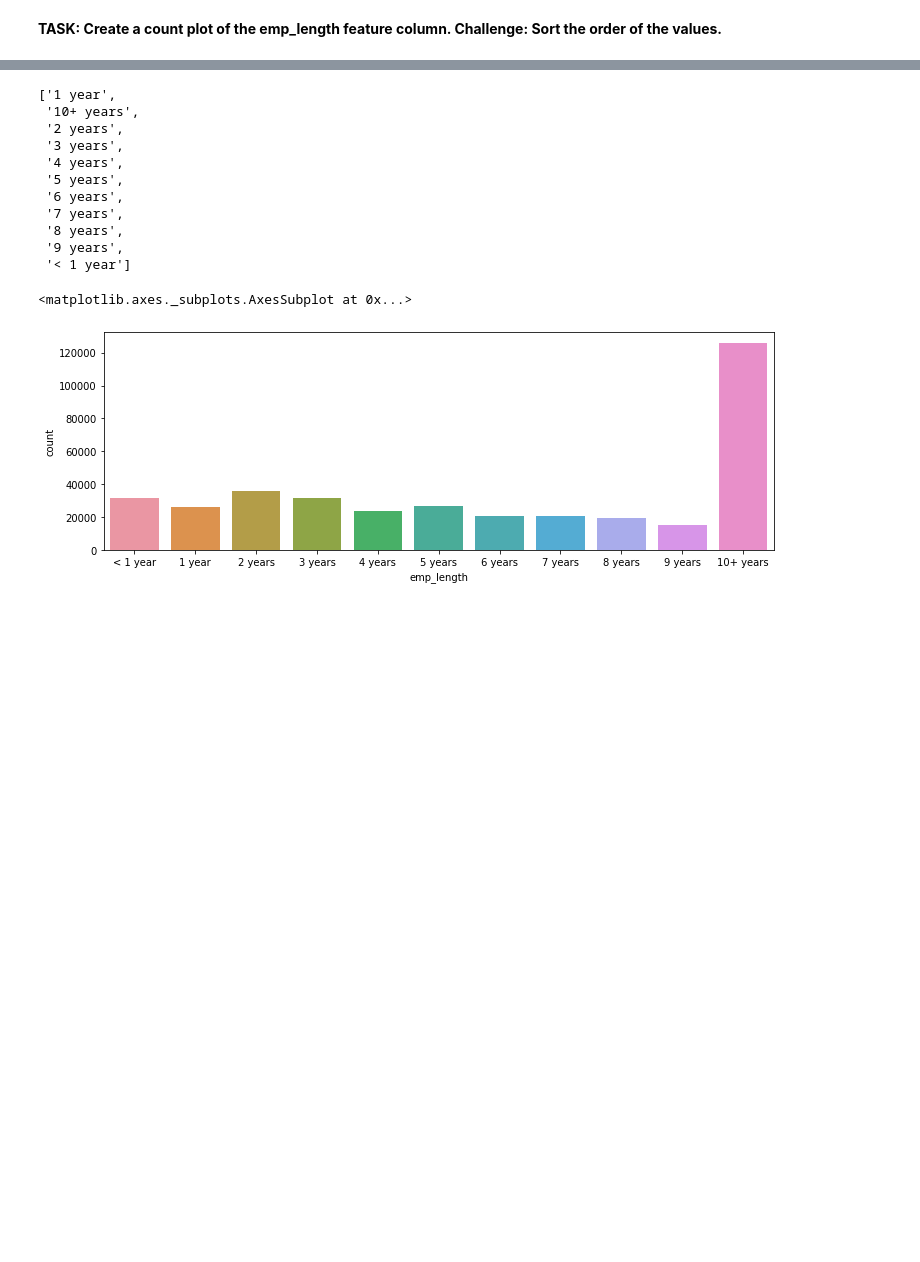
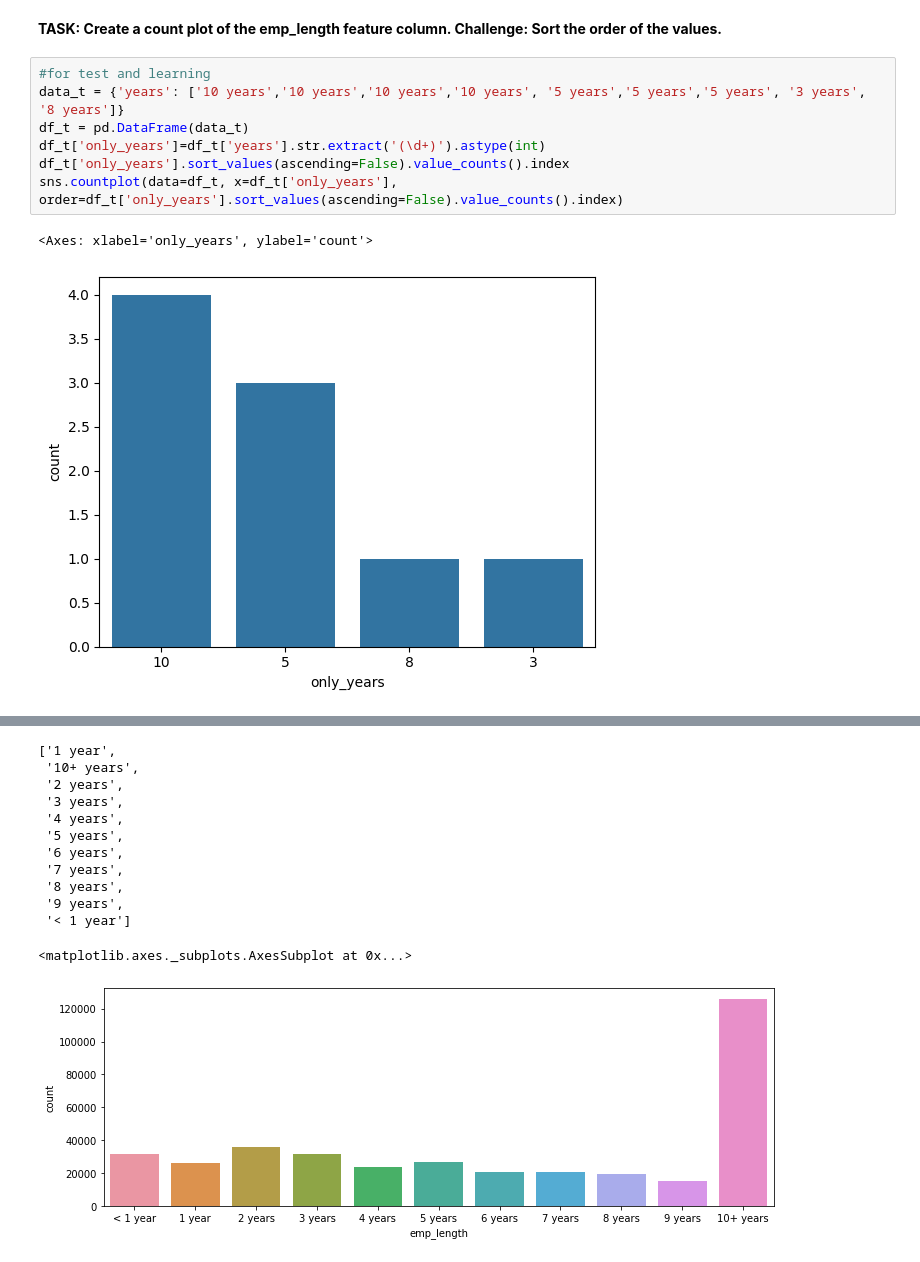
Before and after one commit to Ali-mohammadi-design/TensorFlow, a Jupyter notebook: Tensorflow_Comprehensive_Project_Lending_home_data_Exercise.ipynb, the cells around one changed output, grey strips where cells are left out. Cells and saved outputs as stored; diff of their text form; blank space fills up the shorter version.

```diff
--- a/Tensorflow_Comprehensive_Project_Lending_home_data_Exercise.ipynb
+++ b/Tensorflow_Comprehensive_Project_Lending_home_data_Exercise.ipynb
@@ -936,2 +1019,12 @@ Name: emp_title, Length: 173105, dtype: int64
 # %% [markdown]
 **TASK: Create a count plot of the emp_length feature column. Challenge: Sort the order of the values.**
+# %%
+#for test and learning
+data_t = {'years': ['10 years','10 years','10 years','10 years', '5 years','5 years','5 years', '3 years', '8 years']}
+df_t = pd.DataFrame(data_t)
+df_t['only_years']=df_t['years'].str.extract('(\d+)').astype(int)
+df_t['only_years'].sort_values(ascending=False).value_counts().index
+sns.countplot(data=df_t, x=df_t['only_years'], order=df_t['only_years'].sort_values(ascending=False).value_counts().index)
+# %% [output]
+<Axes: xlabel='only_years', ylabel='count'>
+[figure, added]
```
Also changed, not shown: parts of 17 cells of this notebook.
